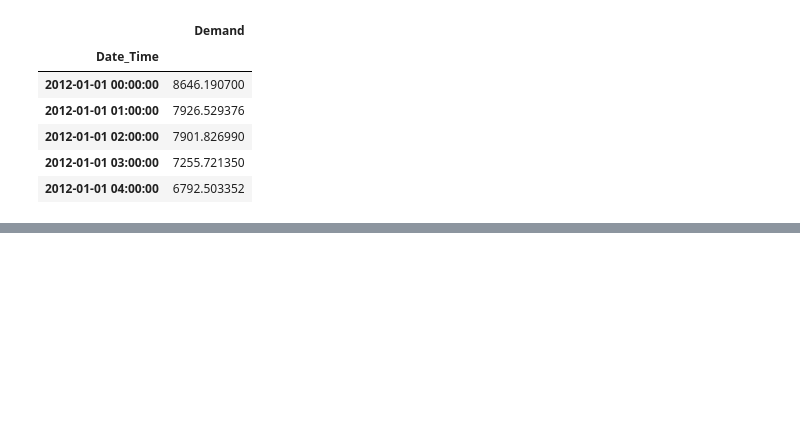
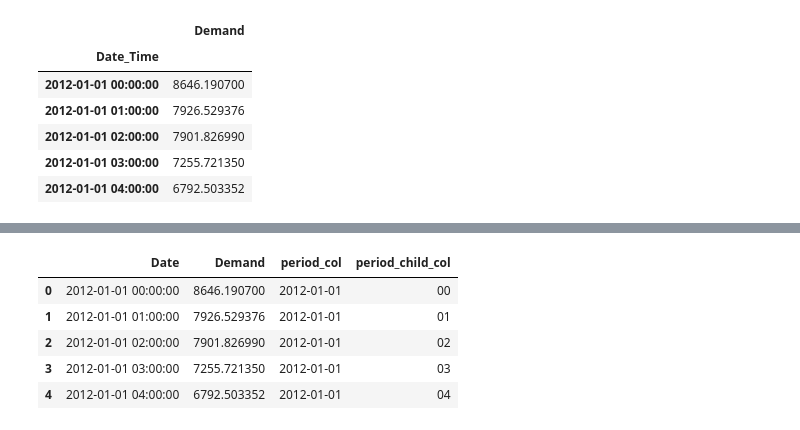
Before and after one commit to marknhenry/forecasting, a Jupyter notebook: exploration/py/02 - Test Seasonal Plot.ipynb, the cells around one changed output, grey strips where cells are left out. Saved outputs shown, nothing was run; the diff lists cells and outputs as text; code cells hidden in the pictures; blank space fills up the shorter version.

```diff
--- a/exploration/py/02 - Test Seasonal Plot.ipynb
+++ b/exploration/py/02 - Test Seasonal Plot.ipynb
@@ -35,0 +59,15 @@ elec_demand.head()
+# %%
+df['period_col'] = [d.strftime('%Y-%m-%d') for d in df.Date]  # day
+df['period_child_col'] = [d.strftime('%H') for d in df.Date]  # hour
+period_child_col = 'Hour'
+periods = df['period_col'].unique()
+periods_count = len(periods)
+# df.to_csv('intermediate.csv')
+df.head()
+# %% [output]
+|  | Date | Demand | period_col | period_child_col |
+| 0 | 2012-01-01 00:00:00 | 8646.190700 | 2012-01-01 | 00 |
+| 1 | 2012-01-01 01:00:00 | 7926.529376 | 2012-01-01 | 01 |
+| 2 | 2012-01-01 02:00:00 | 7901.826990 | 2012-01-01 | 02 |
+| 3 | 2012-01-01 03:00:00 | 7255.721350 | 2012-01-01 | 03 |
+| 4 | 2012-01-01 04:00:00 | 6792.503352 | 2012-01-01 | 04 |
```
Also changed, not shown: parts of 6 cells of this notebook, 5 other files.
